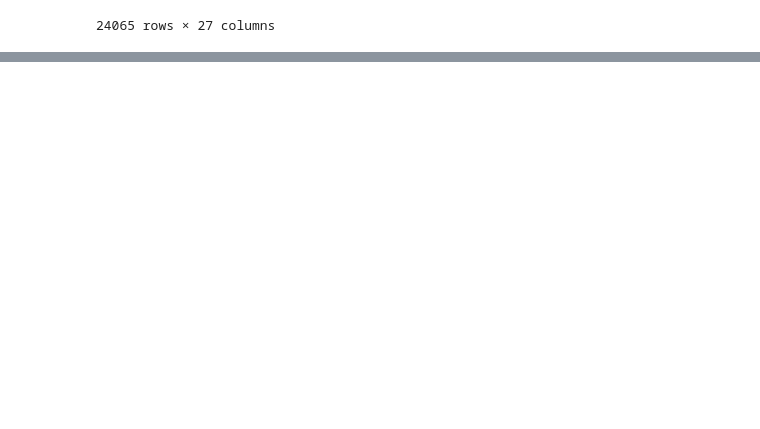
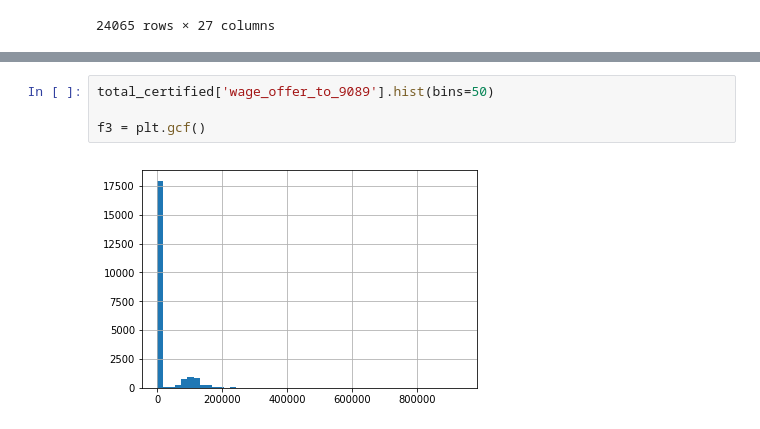
Before and after one commit to fall4knight/US-visa-application, a Jupyter notebook: Wilson_US_Visa.ipynb, the cells around one changed output, grey strips where cells are left out. Drawn from its saved outputs; the diff is of its cells as text; blank space fills up the shorter version.

```diff
--- a/Wilson_US_Visa.ipynb
+++ b/Wilson_US_Visa.ipynb
@@ -237,0 +246,6 @@ f1 = plt.gcf()
+# %%
+total_certified['wage_offer_to_9089'].hist(bins=50)
+
+f3 = plt.gcf()
+# %% [output]
+[figure, added]
```
Also changed, not shown: parts of 7 cells of this notebook.
